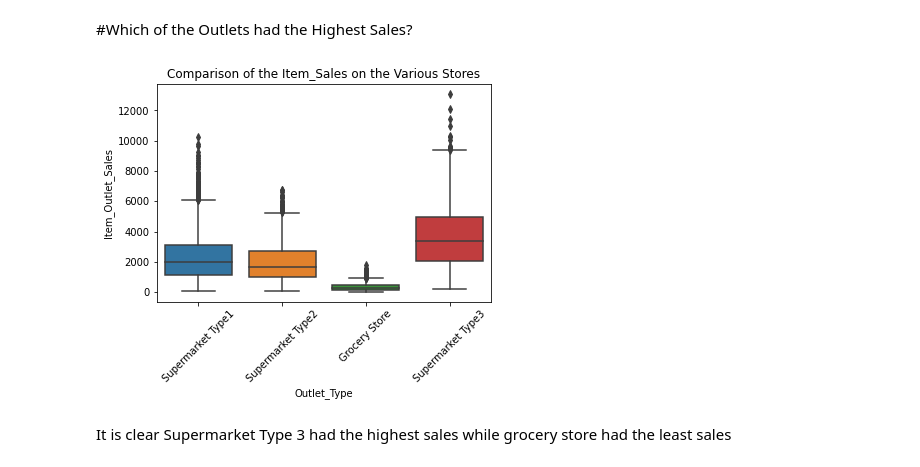
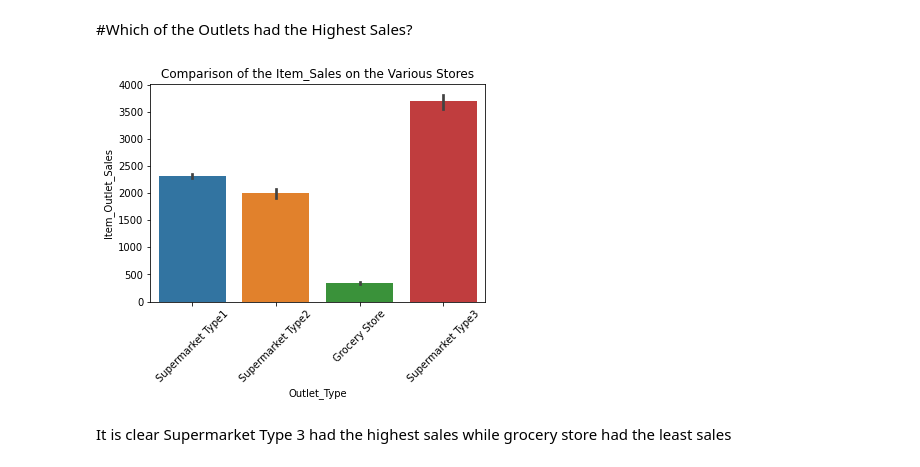
Before and after one commit to maryawamaitha/A-Food-Sales-PredictionsProject, a Jupyter notebook: Project1_FoodSalesPrediction.ipynb, the cells around one changed output. Drawn from its saved outputs; the diff is of its cells as text; code cells hidden in the pictures.

```diff
--- a/Project1_FoodSalesPrediction.ipynb
+++ b/Project1_FoodSalesPrediction.ipynb
@@ -225,11 +228,11 @@ Based on the results, it is evident Tier 2 Stores made the largest sales while t
 #Which of the Outlets had the Highest Sales?
 # %%
 #This bar chart shows the average sales for each outlet.
-sns.boxplot(data=sales_cata,x='Outlet_Type',y='Item_Outlet_Sales');
+sns.barplot(data=sales_cata,x='Outlet_Type',y='Item_Outlet_Sales');
 plt.title('Comparison of the Item_Sales on the Various Stores');
 plt.xticks(rotation=45);
 # %% [output]
-[figure, old version]
+[figure, new version]
 # %% [markdown]
 It is clear Supermarket Type 3 had the highest sales while grocery store had the least sales
 # %%
```
Also changed, not shown: parts of 28 cells of this notebook.
